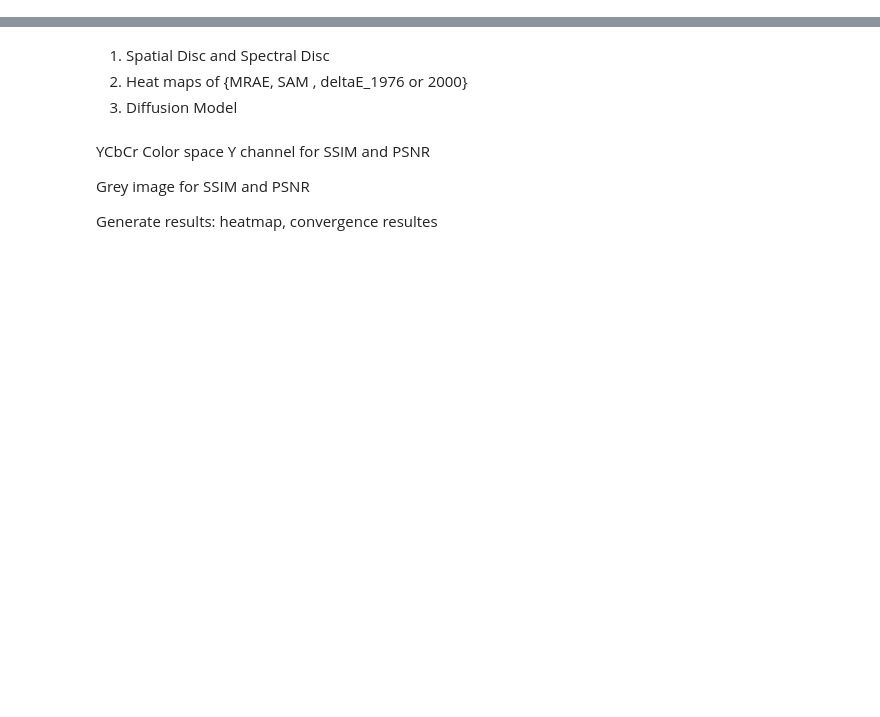
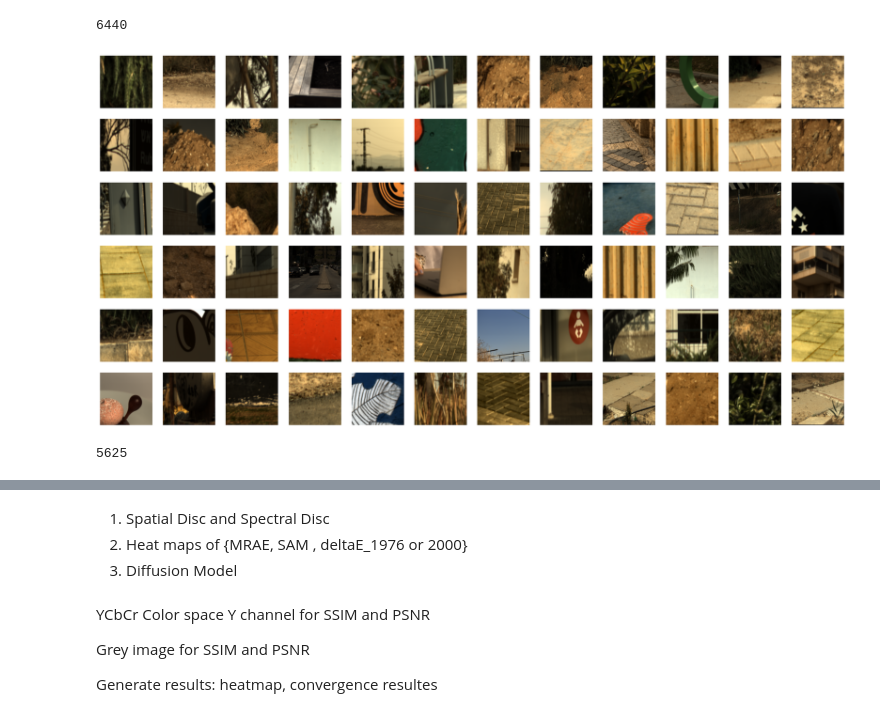
Before and after one commit to Karl-Liu-ch/Spectral_Reconstruction, a Jupyter notebook: visualization.ipynb, the cells around one changed output, grey strips where cells are left out. Saved outputs shown, nothing was run; the diff lists cells and outputs as text; code cells hidden in the pictures; blank space fills up the shorter version.

```diff
--- a/visualization.ipynb
+++ b/visualization.ipynb
@@ -60,11 +57,51 @@ import cv2
 # %%
 import os
-# realroot = '/work3/s212645/Spectral_Reconstruction/RealHyperSpectrum/SNCWGAN/'
+import re
+realroot = '/work3/s212645/Spectral_Reconstruction/RealHyperSpectrum/'
 # fakeroot = '/work3/s212645/Spectral_Reconstruction/FakeHyperSpectrum/SNCWGAN/'
-realroot = '/work3/s212645/Spectral_Reconstruction/RealHyperSpectrum/D2GANNZ/'
-fakeroot = '/work3/s212645/Spectral_Reconstruction/FakeHyperSpectrum/D2GANNZ/'
-# realroot = '/work3/s212645/Spectral_Reconstruction/RealHyperSpectrum/SNCWGANNoNoise/'
+# fakeroot = '/work3/s212645/Spectral_Reconstruction/FakeHyperSpectrum/D2GANNZ/'
 # fakeroot = '/work3/s212645/Spectral_Reconstruction/FakeHyperSpectrum/SNCWGANNoNoise/'
+# fakeroot = '/work3/s212645/Spectral_Reconstruction/FakeHyperSpectrum/MSTPlusPlus/'
+# fakeroot = '/work3/s212645/Spectral_Reconstruction/FakeHyperSpectrum/SNCWGANMST/'
+fakeroot = '/work3/s212645/Spectral_Reconstruction/FakeHyperSpectrum/HSCNN_Plus/'
+# fakeroot = '/work3/s212645/Spectral_Reconstruction/FakeHyperSpectrum/CVAESP/'
 
-f = os.listdir(realroot)
-len(f)
+tail = re.compile('.dat')
+f = os.listdir(fakeroot)
+a = [(tail.search(file) != None) for file in f]
+a.remove(False)
+len(a)
+# %% [output]
+6440
+# %%
+import random
+# resultant random numbers list
+randomList=[]
+# traversing the loop 15 times
+for i in range(100):
+   # generating a random number in the range 1 to 100
+   r=random.randint(1,6440)
+   # checking whether the generated random number is not in the
+   # randomList
+   if r not in randomList:
+        # appending the random number to the resultant list, if the condition is true
+        randomList.append(r)
+
+plt.figure(figsize=[24,12])
+plt.title('RGB images')
+count = 0
+for k in randomList[:72]:
+    num = str(k).zfill(3)
+    name = num + '.mat'
+    realrgb = scipy.io.loadmat(realroot + name)['rgb']
+    realrgb = (realrgb - realrgb.min()) / (realrgb.max()-realrgb.min())
+    count += 1
+    plt.subplot(6,12,count)
+    plt.imshow(realrgb)
+    plt.axis('off')
+# %% [output]
+[figure, added]
+# %%
+randomList[64]
+# %% [output]
+5625
```
Also changed, not shown: parts of 10 cells of this notebook, 49 other files.
